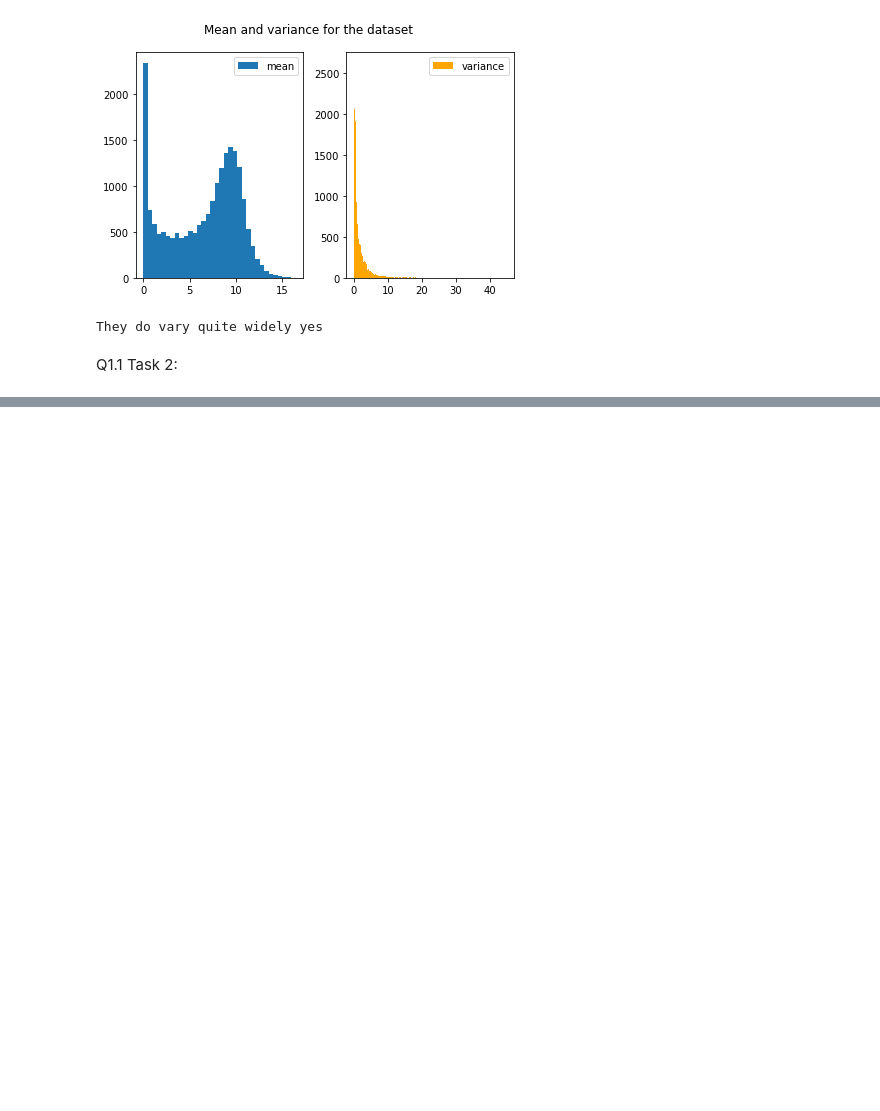
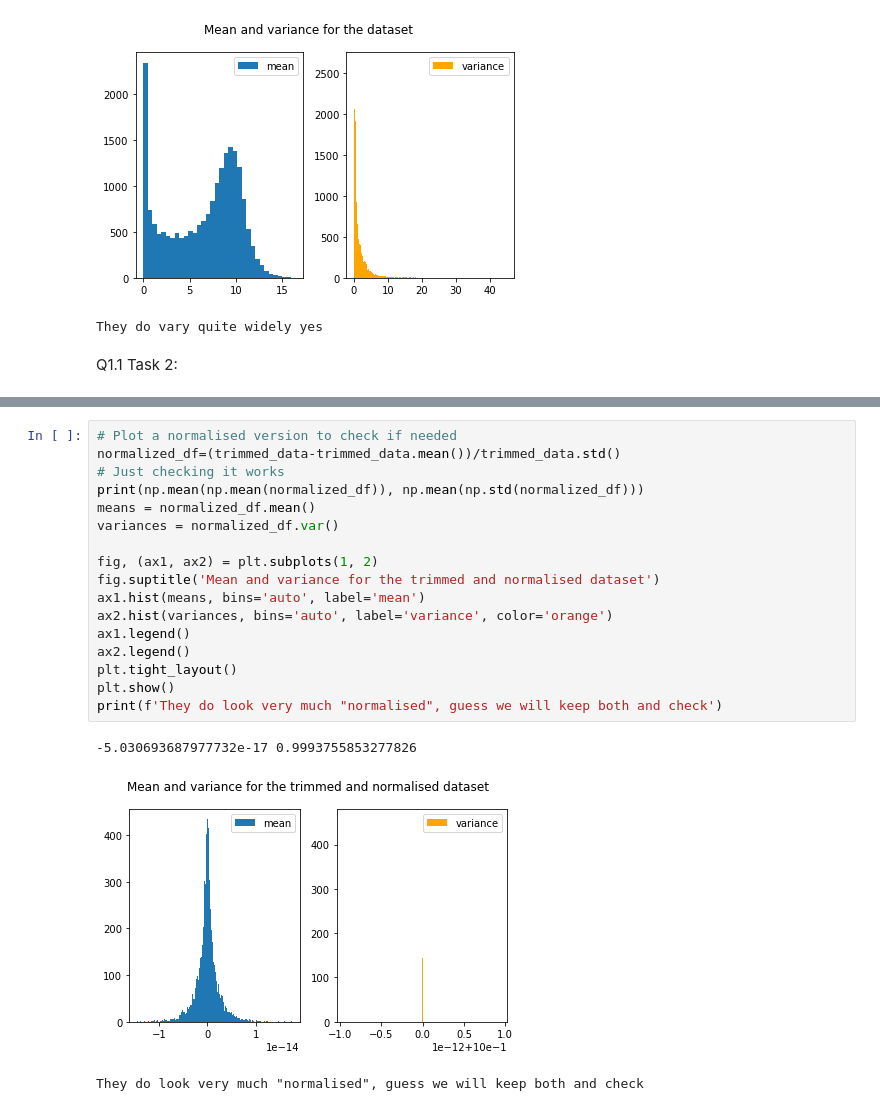
Before and after one commit to antonsandberg/Big-Data, a Jupyter notebook: Project2.ipynb, the cells around one changed output, grey strips where cells are left out. Cells and saved outputs as stored; diff of their text form; blank space fills up the shorter version.

```diff
--- a/Project2.ipynb
+++ b/Project2.ipynb
@@ -108,0 +115,21 @@ print(refined_data.head())
+# %%
+# Plot a normalised version to check if needed
+normalized_df=(trimmed_data-trimmed_data.mean())/trimmed_data.std()
+# Just checking it works
+print(np.mean(np.mean(normalized_df)), np.mean(np.std(normalized_df)))
+means = normalized_df.mean()
+variances = normalized_df.var()
+
+fig, (ax1, ax2) = plt.subplots(1, 2)
+fig.suptitle('Mean and variance for the trimmed and normalised dataset')
+ax1.hist(means, bins='auto', label='mean')
+ax2.hist(variances, bins='auto', label='variance', color='orange')
+ax1.legend()
+ax2.legend()
+plt.tight_layout()
+plt.show()
+print(f'They do look very much "normalised", guess we will keep both and check')
+# %% [output]
+-5.030693687977732e-17 0.9993755853277826
+[figure, added]
+They do look very much "normalised", guess we will keep both and check
```
Also changed, not shown: parts of 11 cells of this notebook.
